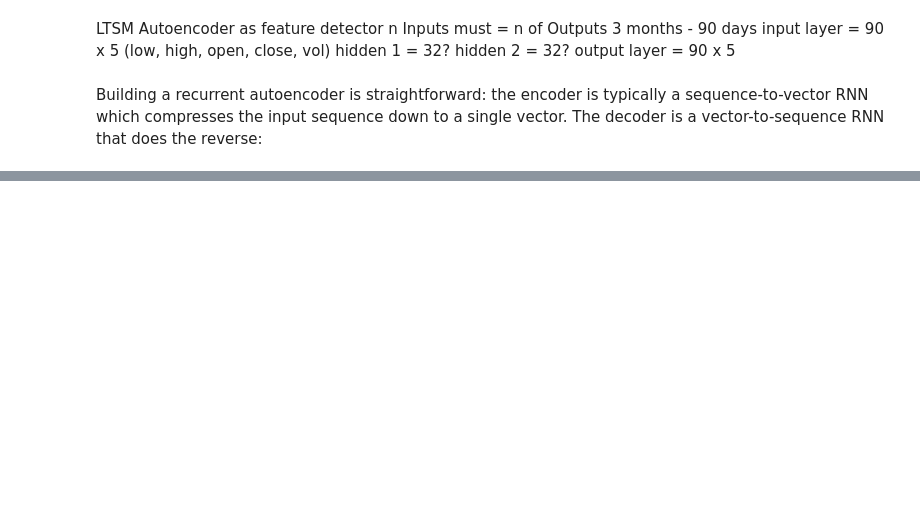
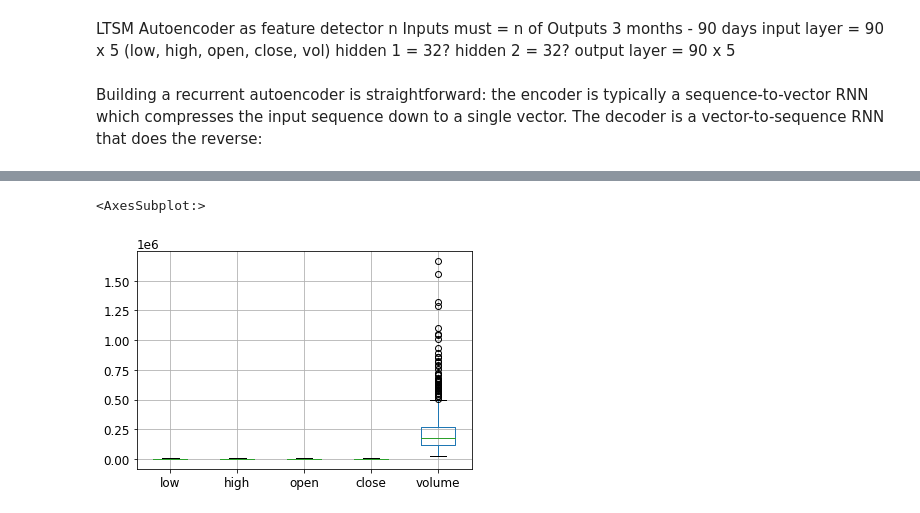
Before and after one commit to lohs/crypto-drl, a Jupyter notebook: neural_network/deep-learning.ipynb, the cells around one changed output, grey strips where cells are left out. Drawn from its saved outputs; the diff is of its cells as text; code cells hidden in the pictures; blank space fills up the shorter version.

```diff
--- a/neural_network/deep-learning.ipynb
+++ b/neural_network/deep-learning.ipynb
@@ -65,0 +90,6 @@ _________________________________________________________________
+# %%
+# very different range for each variable
+X_train.boxplot()
+# %% [output]
+<AxesSubplot:>
+[figure, added]
```
Also changed, not shown: parts of 11 cells of this notebook.
